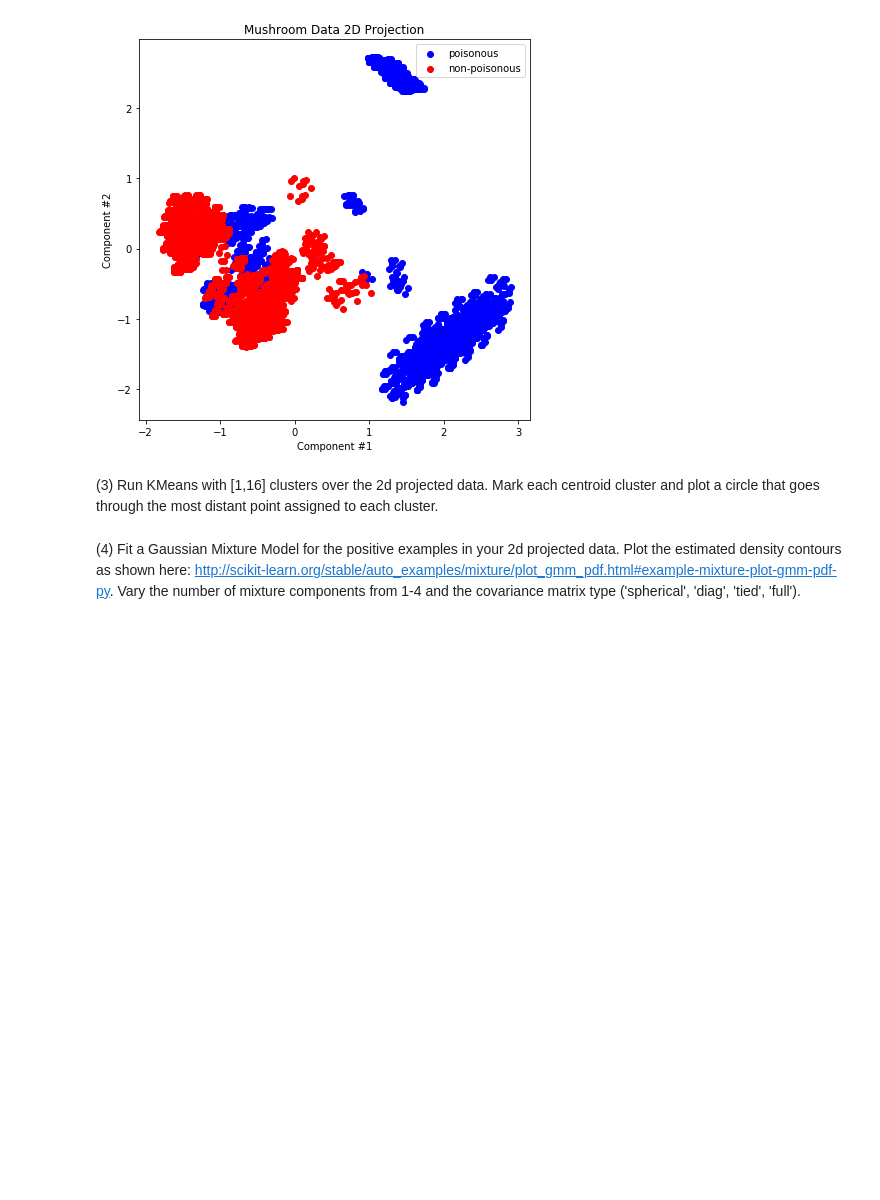
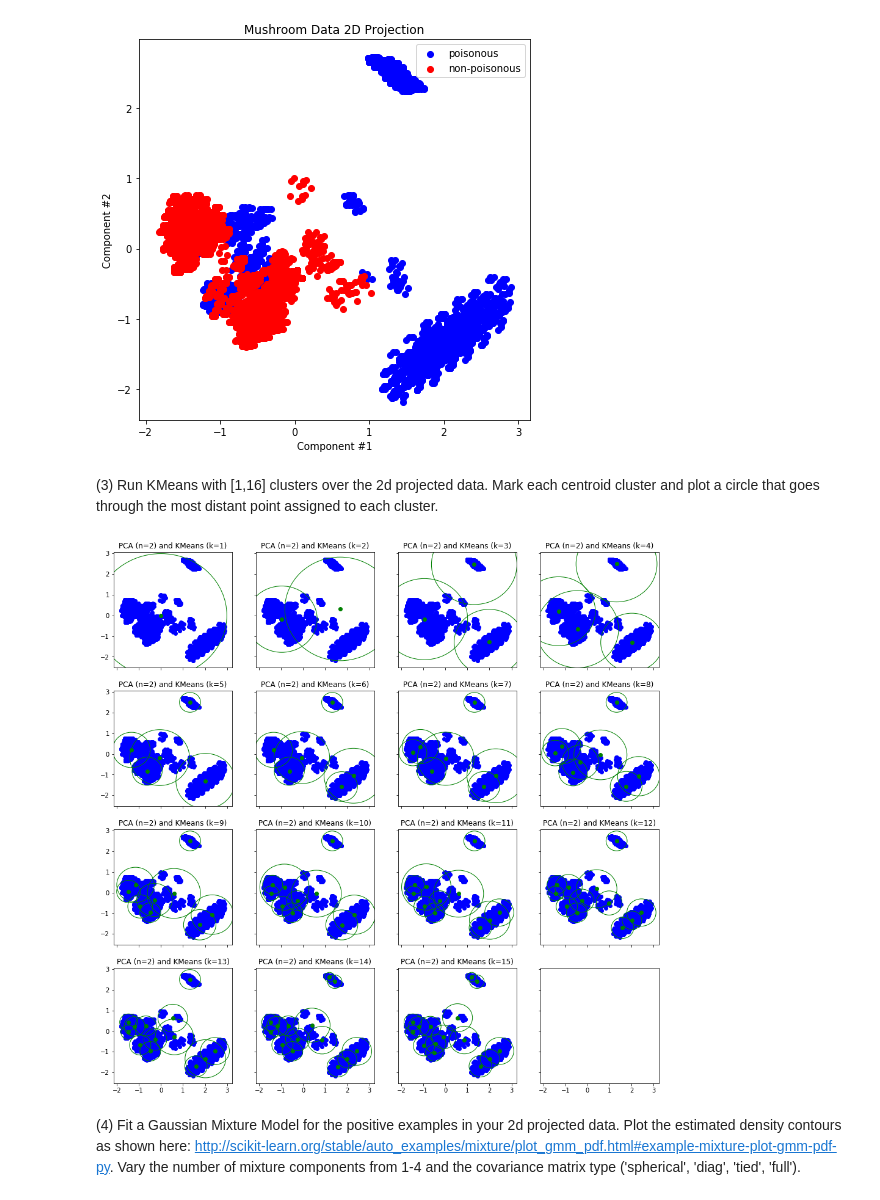
Before and after one commit to lukedoolittle/w207_summer_2017, a Jupyter notebook: project3/doolittle_luke_p3.ipynb, the cells around one changed output. Cells and saved outputs as stored; diff of their text form; code cells hidden in the pictures; blank space fills up the shorter version.

```diff
--- a/project3/doolittle_luke_p3.ipynb
+++ b/project3/doolittle_luke_p3.ipynb
@@ -121,3 +114,42 @@ P2()
+# %%
+def P3():
+    # perform PCA transformation with 2 components
+    pca_transform = PCA(n_components = 2)
+    pca_transform.fit(train_data)
+    pca_features = pca_transform.transform(train_data)
+
+    fig, axes = plt.subplots(nrows=4,
+                             ncols=4,
+                             sharex=True,
+                             sharey=True,
+                             figsize = (16, 16))
+    for k in range(1,16):
+        # fit a KMeans classifier with k clusters
+        clusters = KMeans(n_clusters=k,
+                          init='k-means++').fit(pca_features)
+
+        # plot the PCA fitted points, the cluster centroids and
+        # circles that pass through the most distant cluster point
+        ax = axes[int((k - 1) / 4)][(k - 1) % 4]
+        ax.scatter(pca_features[:, 0],
+                   pca_features[:, 1],
+                   color='b')
+        ax.scatter(x=clusters.cluster_centers_[:,0],
+                   y=clusters.cluster_centers_[:,1],
+                   c='g')
+        for i in range(k):
+            # find the distance to the furthest point for this cluster
+            radius = max(metrics.pairwise_distances(clusters.cluster_centers_[i].reshape(1, -1),
+                                                    pca_features[clusters.labels_==i])[0])
+            ax.add_artist(plt.Circle(clusters.cluster_centers_[i],
+                                     radius=radius,
+                                     fill=False,
+                                     color='g'))
+        ax.set_title('PCA (n=2) and KMeans (k={0})'.format(k))
+
+P3()
+# %% [output]
+[figure, added]
 # %% [markdown]
 (4) Fit a Gaussian Mixture Model for the positive examples in your 2d projected data. Plot the estimated density contours as shown here: http://scikit-learn.org/stable/auto_examples/mixture/plot_gmm_pdf.html#example-mixture-plot-gmm-pdf-py. Vary the number of mixture components from 1-4 and the covariance matrix type ('spherical', 'diag', 'tied', 'full').
 # %%
```
Also changed, not shown: parts of 1 cell of this notebook.
